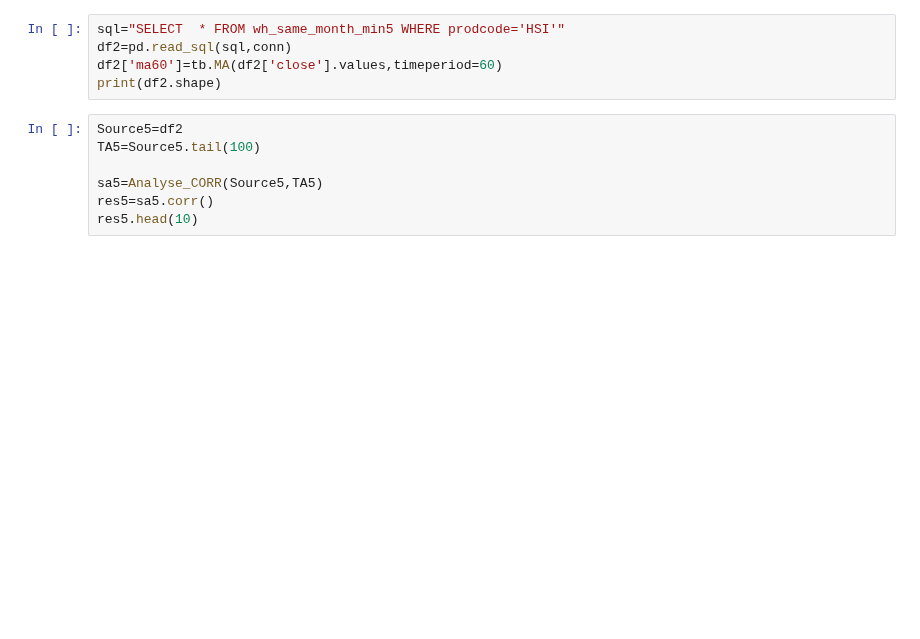
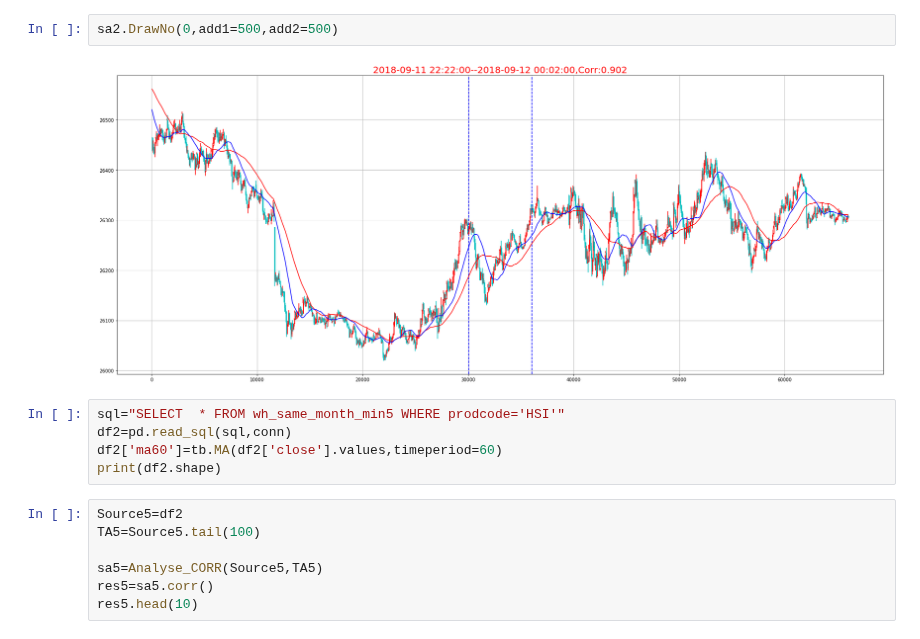
Before and after one commit to che7611/test2, a Jupyter notebook: TestK.ipynb, the cells around one changed output. Cells and saved outputs as stored; diff of their text form; blank space fills up the shorter version.

```diff
--- a/TestK.ipynb
+++ b/TestK.ipynb
@@ -65,3 +82,7 @@ spent time: 0:01:52.177416
+# %%
+sa2.DrawNo(0,add1=500,add2=500)
+# %% [output]
+[figure, added]
 # %%
 sql="SELECT  * FROM wh_same_month_min5 WHERE prodcode='HSI'"
 df2=pd.read_sql(sql,conn)
```
Also changed, not shown: parts of 7 cells of this notebook, 3 other files.
